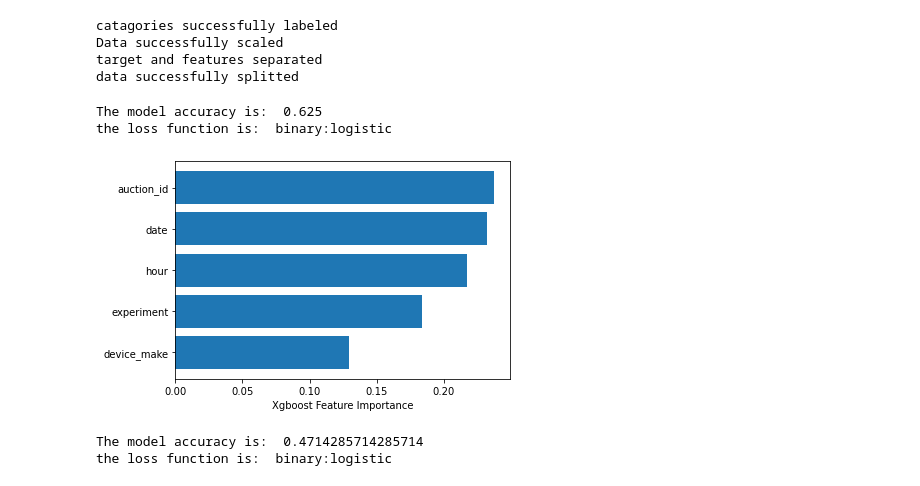
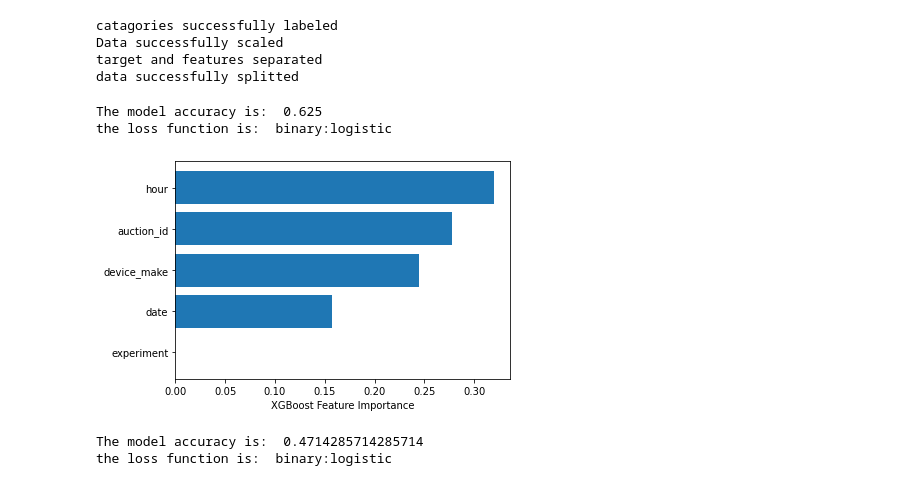
Before and after one commit to Micky373/abtest-mlops, a Jupyter notebook: notebooks/xgboost_modeling.ipynb, the cells around one changed output. Cells and saved outputs as stored; diff of their text form; code cells hidden in the pictures.

Commit message:
run xgboost algorithm with modified data

```diff
--- a/notebooks/xgboost_modeling.ipynb
+++ b/notebooks/xgboost_modeling.ipynb
@@ -41,8 +36,8 @@ cm_data_clean = cm_data.drop(columns_to_be_dropped,axis=1)
 
 # separating categorical and numerical variables
 
-cat2, num2 = mlp.sep_cat_num(fb_data_clean)
-cat3, num3 = mlp.sep_cat_num(ch_data_clean)
-cat4, num4 = mlp.sep_cat_num(cm_data_clean)
+cat2, num2 = mlp.sep_cat_num(fb_data)
+cat3, num3 = mlp.sep_cat_num(ch_data)
+cat4, num4 = mlp.sep_cat_num(cm_data)
 cat5, num5 = mlp.sep_cat_num(pt5_data)
 cat6, num6 = mlp.sep_cat_num(pt6_data)
@@ -57,12 +44,18 @@ fb_data_clean[cat2].describe()
 # %%
-pipe_1 = Pipeline(
-    steps=[
-        ("label categories", FunctionTransformer(mlp.cat_labeler, kw_args={"cat_cols": cat2})),
-        ("scale data", FunctionTransformer(mlp.scaler)),
-        ("separate target and features", FunctionTransformer(mlp.target_feature, kw_args={"f_r": [0, 5], "t":-1})),
-        ("divide dataset", FunctionTransformer(mlp.set_splitter, kw_args={"test": 0.1, "val":0.2, "rand_state":8})),
-        ])
-sets = pipe_1.fit_transform(fb_data_clean)
+def processor_pipe(categories):
+    pipe_1 = Pipeline(
+        steps=[
+            ("label categories", FunctionTransformer(mlp.cat_labeler, kw_args={"cat_cols": categories})),
+            ("scale data", FunctionTransformer(mlp.scaler)),
+            ("separate target and features", FunctionTransformer(mlp.target_feature, kw_args={"f_r": [0, 5], "t":-1})),
+            ("divide dataset", FunctionTransformer(mlp.set_splitter, kw_args={"test": 0.1, "val":0.2, "rand_state":8})),
+            ])
+    return pipe_1
+
+pipe_1 = processor_pipe(cat2)
+pipe_2 = processor_pipe(cat5)
+
+sets = pipe_1.fit_transform(fb_data)
 # %% [output]
 catagories successfully labeled
 Data successfully scaled
@@ -123,7 +103,7 @@ def evaluate_model(model, df, x_test, y_test):
 # %%
-evaluate_model(model, fb_data_clean, sets[2], sets[3])
+mlm.evaluate_model(model, fb_data, sets[2], sets[3], "XGBoost")
 # %% [output]
 The model accuracy is:  0.625
 the loss function is:  binary:logistic
-[figure, old version]
+[figure, new version]
 # %%
```
Also changed, not shown: parts of 13 cells of this notebook, 7 other files.
